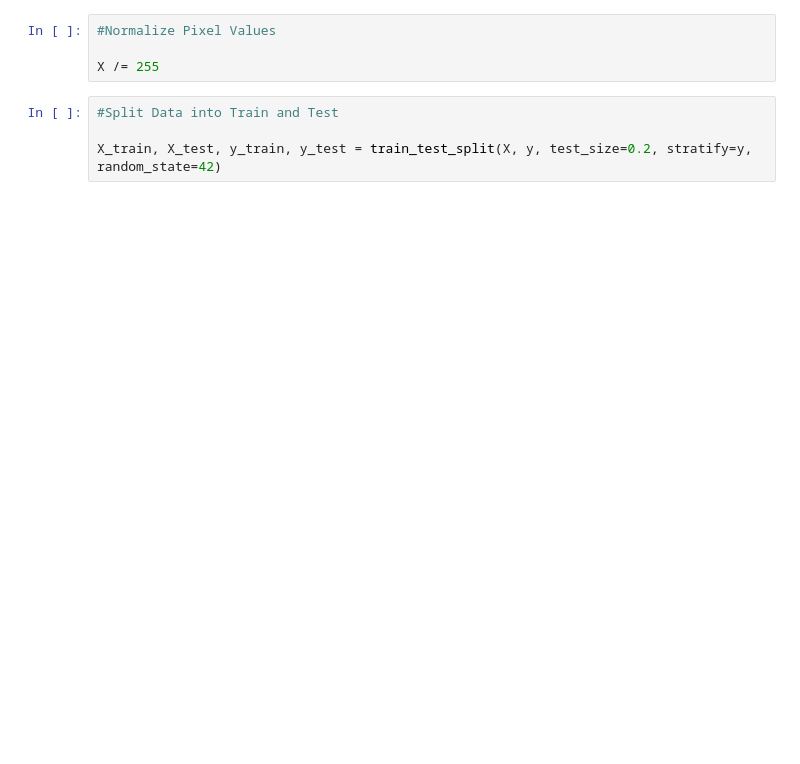
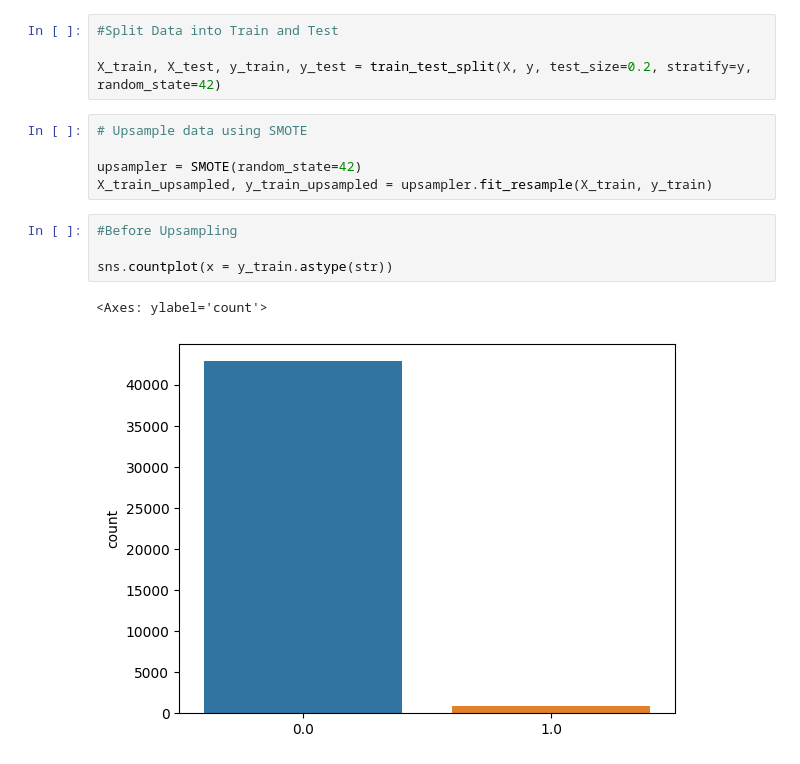
Before and after one commit to madhusudan-deshpande/breast-cancer-detection, a Jupyter notebook: pca-knn-256x256.ipynb, the cells around one changed output. Cells and saved outputs as stored; diff of their text form; blank space fills up the shorter version.

Commit message:
pca_knn_after_smote

```diff
--- a/pca-knn-256x256.ipynb
+++ b/pca-knn-256x256.ipynb
@@ -69,11 +71,19 @@ X, y = get_pixels_label(img_list, metadata)
 # %%
 X = np.array(X).astype(float)
 y = np.array(y).astype(float)
-# %%
-#Normalize Pixel Values
-
-X /= 255
 # %%
 #Split Data into Train and Test
 
 X_train, X_test, y_train, y_test = train_test_split(X, y, test_size=0.2, stratify=y, random_state=42)
+# %%
+# Upsample data using SMOTE
+
+upsampler = SMOTE(random_state=42)
+X_train_upsampled, y_train_upsampled = upsampler.fit_resample(X_train, y_train)
+# %%
+#Before Upsampling
+
+sns.countplot(x = y_train.astype(str))
+# %% [output]
+<Axes: ylabel='count'>
+[figure, added]
```
Also changed, not shown: parts of 9 cells of this notebook.
